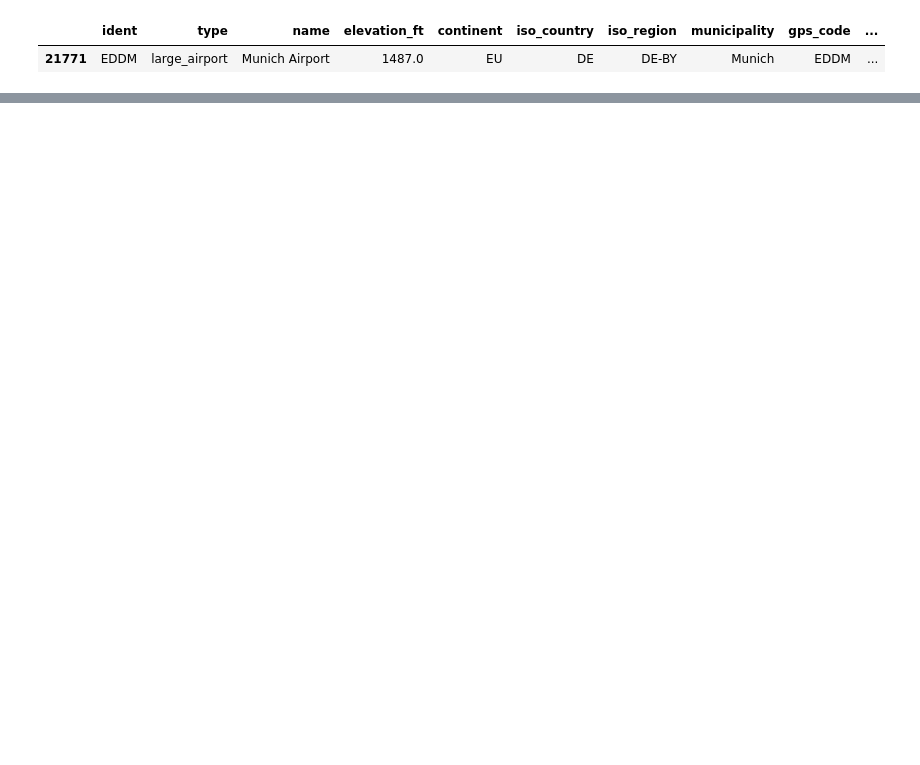
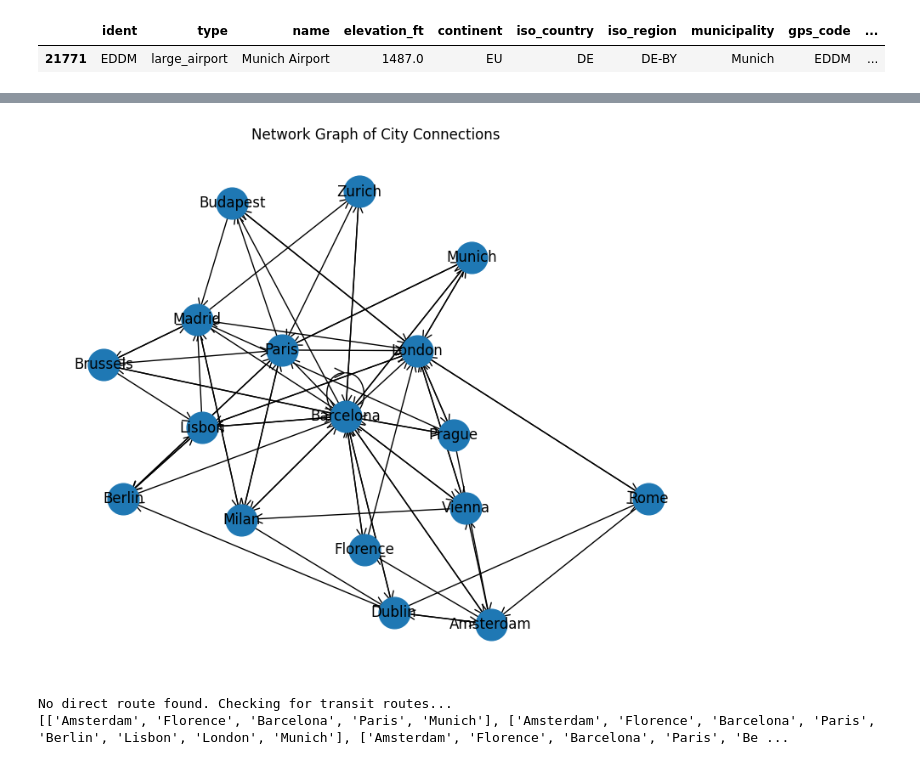
Before and after one commit to PrayanSen/potatoes_patatas, a Jupyter notebook: preprocessing/airport_codes.ipynb, the cells around one changed output, grey strips where cells are left out. Cells and saved outputs as stored; diff of their text form; code cells hidden in the pictures; blank space fills up the shorter version.

```diff
--- a/preprocessing/airport_codes.ipynb
+++ b/preprocessing/airport_codes.ipynb
@@ -72,0 +254,76 @@ df[df['continent'] == 'EU'][['iata_code', 'name']]
+# %%
+given_data = pd.read_csv("../data/test_.csv")
+
+G1 = nx.from_pandas_edgelist(given_data, 'Departure City', 'Arrival City', create_using=nx.DiGraph())
+
+# Plot the graph
+plt.figure(figsize=(10, 8))
+pos = nx.spring_layout(G1)  # positions for all nodes
+nx.draw_networkx_nodes(G1, pos, node_size=700)
+nx.draw_networkx_edges(G1, pos, edgelist=G1.edges(), arrowstyle='->', arrowsize=20)
+nx.draw_networkx_labels(G1, pos, font_size=12, font_family='sans-serif')
+plt.title("Network Graph of City Connections")
+plt.axis('off')  # Turn off the axis
+plt.show()
+# %% [output]
+[figure, added]
+# %%
+G = nx.from_pandas_edgelist(normalised_routes, 'source city', 'destination city', create_using=nx.DiGraph())
+
+def find_matching_cities(G, input_city):
+    """
+    Return a list of cities in the graph that contain the input_city substring, case-sensitive.
+    """
+    return [node for node in G.nodes if input_city in node]
+
+def has_direct_route(G, source, destination):
+    """
+    Check if there is a direct route between any matching source and destination cities.
+    """
+    source_matches = find_matching_cities(G, source)
+    destination_matches = find_matching_cities(G, destination)
+    for src in source_matches:
+        for dest in destination_matches:
+            if G.has_edge(src, dest):
+                return True
+            elif G.has_edge(dest,src):
+                return True
+    return False
+
+def find_transit_routes(G, source, destination):
+    """
+    Find all routes from matching source to destination cities with possible transits.
+    """
+    source_matches = find_matching_cities(G, source)
+    destination_matches = find_matching_cities(G, destination)
+    all_routes = []
+    for src in source_matches:
+        for dest in destination_matches:
+            paths = list(nx.all_simple_paths(G, src, dest))
+            paths_reverse = list(nx.all_simple_paths(G,dest,src))
+            print(paths)
+            print(paths_reverse)
+            for path in paths:
+                formatted_path = " -> ".join(path)
+                all_routes.append(formatted_path)
+    return all_routes
+
+# Example usage
+source_city = 'Amsterdam'
+destination_city = 'Munich'
+
+if has_direct_route(G1, source_city, destination_city):
+    print(f"There is a direct route from {source_city} to {destination_city}.")
+    print("additional steps: ")
+else:
+    print("No direct route found. Checking for transit routes...")
+    transit_routes = find_transit_routes(G1, source_city, destination_city)
+    if transit_routes:
+        print("Possible transit routes found:")
+        for route in transit_routes:
+            print(route)
+    else:
+        print("No possible transit routes found.")
+# %% [output]
+No direct route found. Checking for transit routes...
+[['Amsterdam', 'Florence', 'Barcelona', 'Paris', 'Munich'], ['Amsterdam', 'Florence', 'Barcelona', 'Paris', 'Berlin', 'Lisbon', 'London', 'Munich'], ['Amsterdam', 'Florence', 'Barcelona', 'Paris', 'Be ...
```
Also changed, not shown: parts of 15 cells of this notebook.
